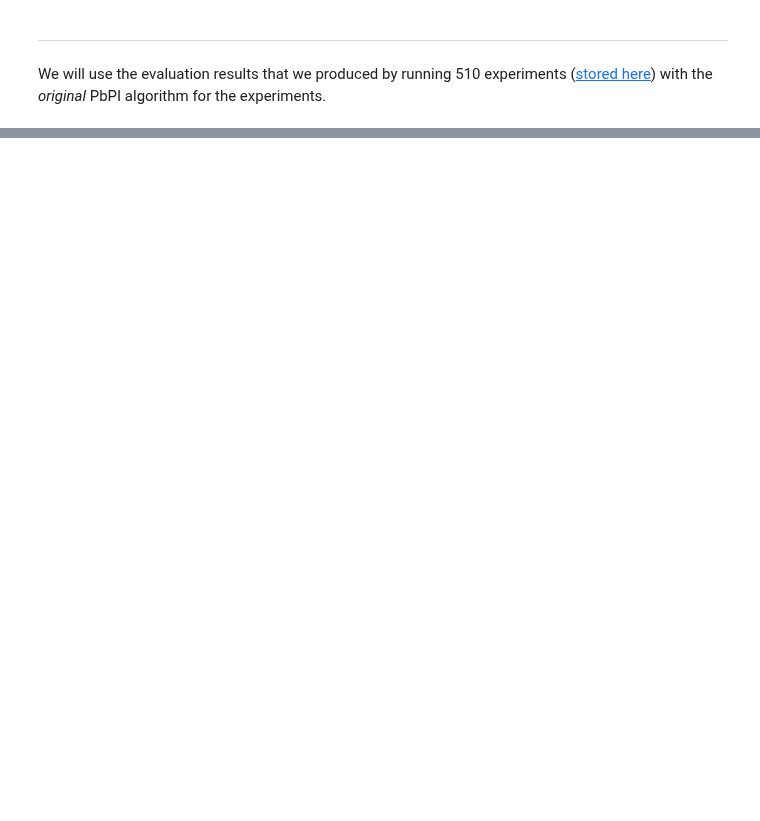
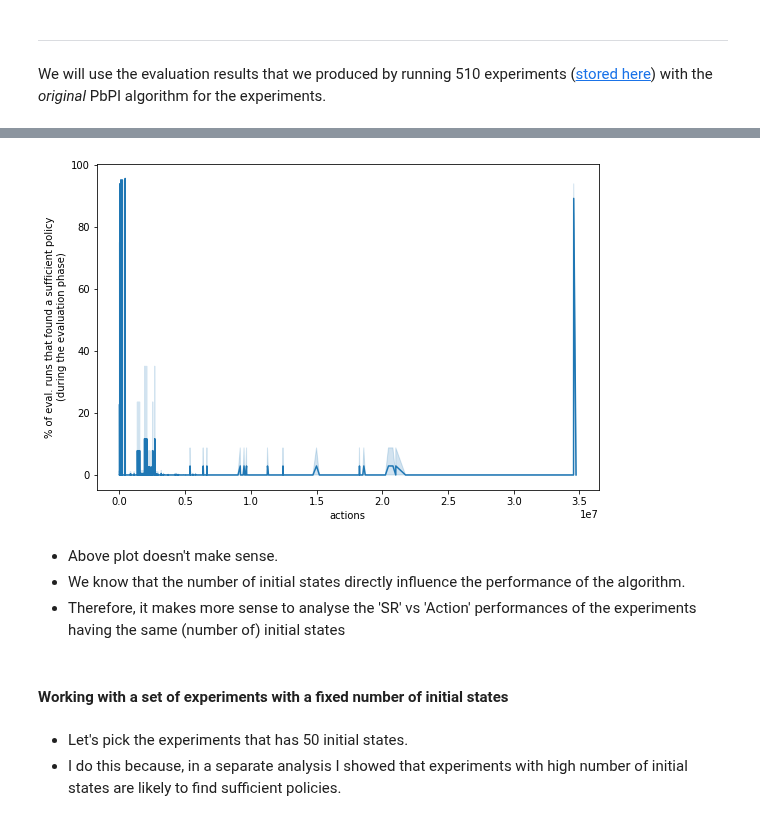
Before and after one commit to PandulaP/RL_Research, a Jupyter notebook: Pb_policy_iteration/cart_pole_modified_env/new_eval_plots/design_new_eval_plot.ipynb, the cells around one changed output, grey strips where cells are left out. Drawn from its saved outputs; the diff is of its cells as text; code cells hidden in the pictures; blank space fills up the shorter version.

```diff
--- a/Pb_policy_iteration/cart_pole_modified_env/new_eval_plots/design_new_eval_plot.ipynb
+++ b/Pb_policy_iteration/cart_pole_modified_env/new_eval_plots/design_new_eval_plot.ipynb
@@ -51,0 +45,22 @@ eval_full_file_original = pd.concat(eval_f_list_original)
+# %%
+# Open the evaluation result files and create a single file with all results
+eval_f_list = []
+
+for i in range(12):
+    name_prefix = '../reproduce_FHCP_results/original_algo/eval_results/original_experiment_results_para_config_'
+    f_num = i+1
+    f_name = name_prefix + str(f_num)
+
+    if process_eval_file(f_name) is not None:
+        eval_f_list.append(process_eval_file(f_name))
+
+eval_results = pd.concat(eval_f_list)
+
+# Convert the values in the lists to foats
+eval_results.loc[:,'SR_processed'] = eval_results.SR_processed.apply(lambda list: np.array([float(x) for x in list]))
+eval_results.loc[:,'action_record_processed'] = eval_results.action_record_processed.apply(lambda list: np.array([float(x) for x in list]))
+
+# Store the file
+eval_results.to_csv('data/eval_results.csv', index=False)
+
+eval_results.head()
@@ -51,0 +84,4 @@ eval_full_file_original = pd.concat(eval_f_list_original)
+# %%
+# Create a single list having all (sr,action) pairs
+sr_action_pairs_list = np.array([pair for pairs in eval_results.sr_action_pairs.values for pair in pairs])
+print(f"There are {len(sr_action_pairs_list):,} number of state-action pairs from the evaluation results.")
@@ -51,0 +90,8 @@ eval_full_file_original = pd.concat(eval_f_list_original)
+# %%
+# Create a pandas dataframe with the sr-action pairs
+sr_action_pairs_df = pd.DataFrame(sr_action_pairs_list, columns=['SR','actions'])
+
+# Sort the dataframe with 'actions'
+sr_action_pairs_df.sort_values('actions',inplace=True)
+
+sr_action_pairs_df.head(10)
@@ -51,0 +110,18 @@ eval_full_file_original = pd.concat(eval_f_list_original)
+# %%
+plt.figure(figsize=(9,6))
+sns.lineplot(x = 'actions'
+            , y = 'SR'
+            , data =  sr_action_pairs_df)
+plt.ylabel("% of eval. runs that found a sufficient policy\n(during the evaluation phase)")
+plt.show()
+# %% [output]
+[figure, added]
+# %% [markdown]
+- Above plot doesn't make sense.
+- We know that the number of initial states directly influence the performance of the algorithm.
+- Therefore, it makes more sense to analyse the 'SR' vs 'Action' performances of the experiments having the same (number of) initial states
+# %% [markdown]
+#### Working with a set of experiments with a fixed number of initial states
+# %% [markdown]
+- Let's pick the experiments that has 50 initial states.
+- I do this because, in a separate analysis I showed that experiments with high number of initial states are likely to find sufficient policies.
```
Also changed, not shown: parts of 34 cells of this notebook, 2 other files.
